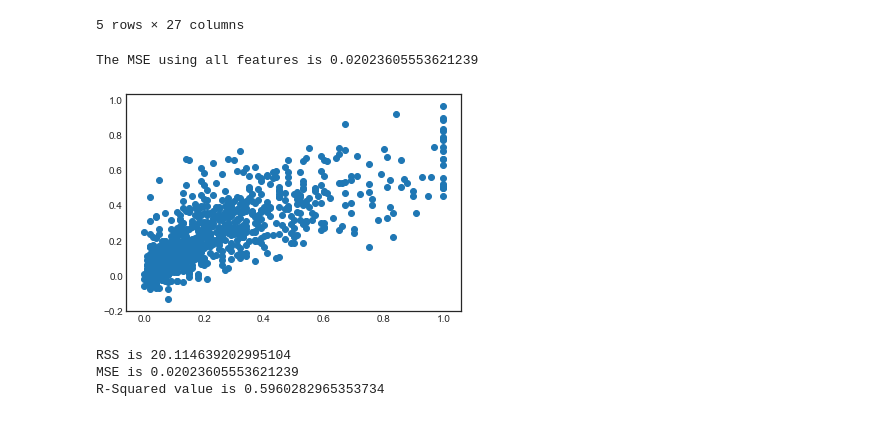
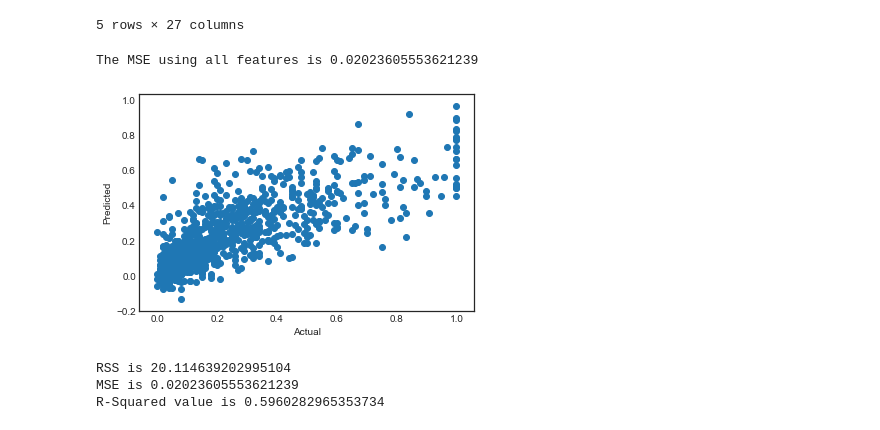
Before and after one commit to megitlearner/Project, a Jupyter notebook: Project.ipynb, the cells around one changed output. Cells and saved outputs as stored; diff of their text form; code cells hidden in the pictures.

```diff
--- a/Project.ipynb
+++ b/Project.ipynb
@@ -56,17 +56,19 @@ ytest = y[1000:]
 # %%
 lm = LinearRegression()
 lm.fit(Xtrain, ytrain)
 
 preds_full = lm.predict(Xtest)
 mse_full = mean_squared_error(ytest, preds_full)
 print("The MSE using all features is %s" % mse_full)
 
 plt.figure()
 plt.scatter(ytest, preds_full)
+plt.xlabel('Actual')
+plt.ylabel('Predicted')
 plt.show()
 # %% [output]
 The MSE using all features is 0.02023605553621239
-[figure, old version]
+[figure, new version]
 # %%
 # Redidual Sum of Squares
 rss = sum((ytest - preds_full)**2)
```
Also changed, not shown: parts of 1 cell of this notebook.
